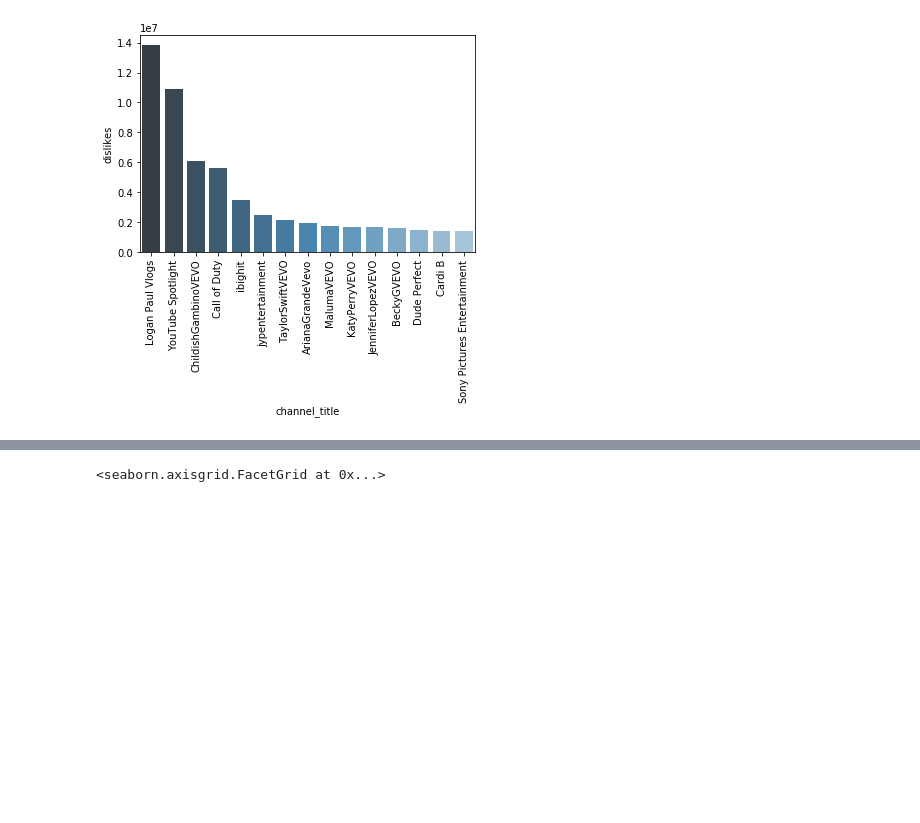
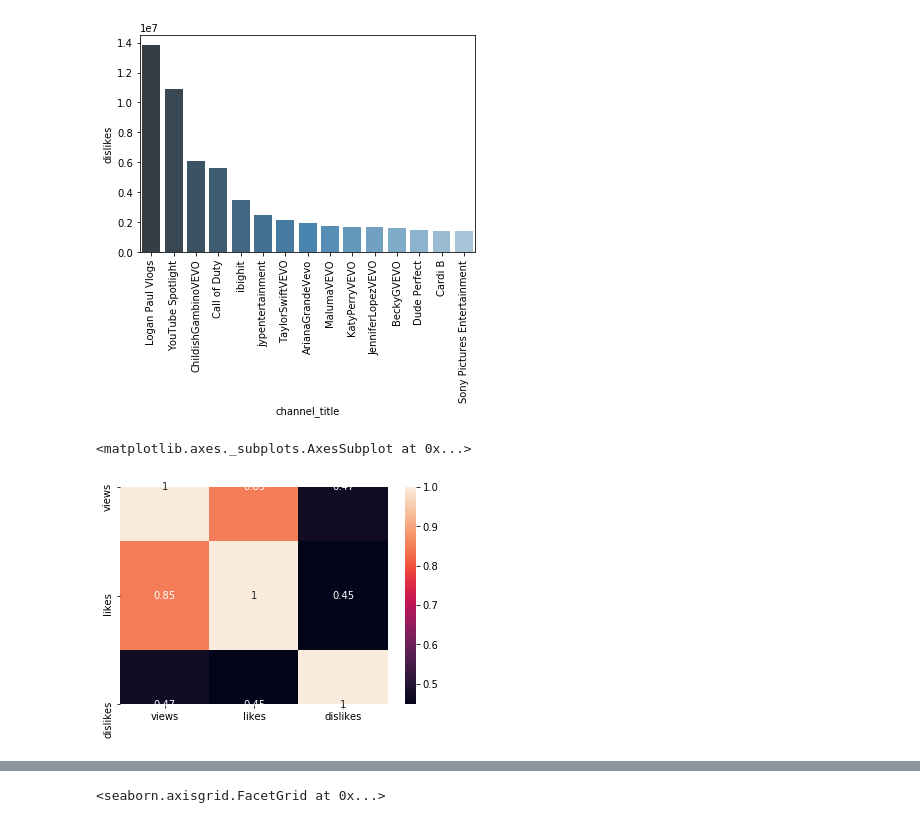
Before and after one commit to paholland/Project_YoutubeVideoStatistics, a Jupyter notebook: Polina/mypart2.ipynb, the cells around one changed output, grey strips where cells are left out. Cells and saved outputs as stored; diff of their text form; code cells hidden in the pictures; blank space fills up the shorter version.

```diff
--- a/Polina/mypart2.ipynb
+++ b/Polina/mypart2.ipynb
@@ -178,0 +174,5 @@ dtype: int64
+# %%
+#remove duplicates
+# data_df = data_df.drop_duplicates() runs the same number as withhout param
+data_df = data_df.drop_duplicates(subset=None, keep='first', inplace=False)
+data_df.shape
@@ -311,9 +313,12 @@ plt.xticks (rotation=90)
 # %%
 #correlation matrix between variables
 corelation = clean_df.corr()
 # plt.figure(figsize=(10, 6))
 # akws = {“ha”: ‘left’,”va”: ‘top’}
-sns.heatmap(corelation, xticklabels=corelation.columns, yticklabels=corelation.columns, annot=True, annot_kws={'size':15})
+sns.heatmap(corelation, xticklabels=corelation.columns, yticklabels=corelation.columns, annot=True, annot_kws={'size':10})
+# %% [output]
+<matplotlib.axes._subplots.AxesSubplot at 0x...>
+[figure, added]
 # %%
 # columns = ["views", "likes", "dislikes"]
 # corr_matrix = clean_df[columns].corr()
```
Also changed, not shown: parts of 8 cells of this notebook, 3 other files.
